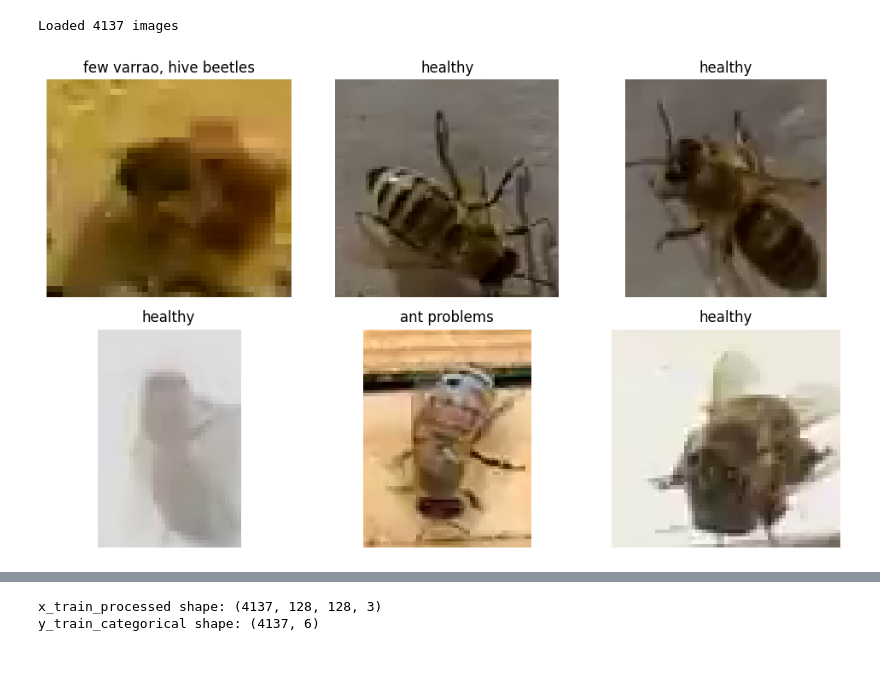
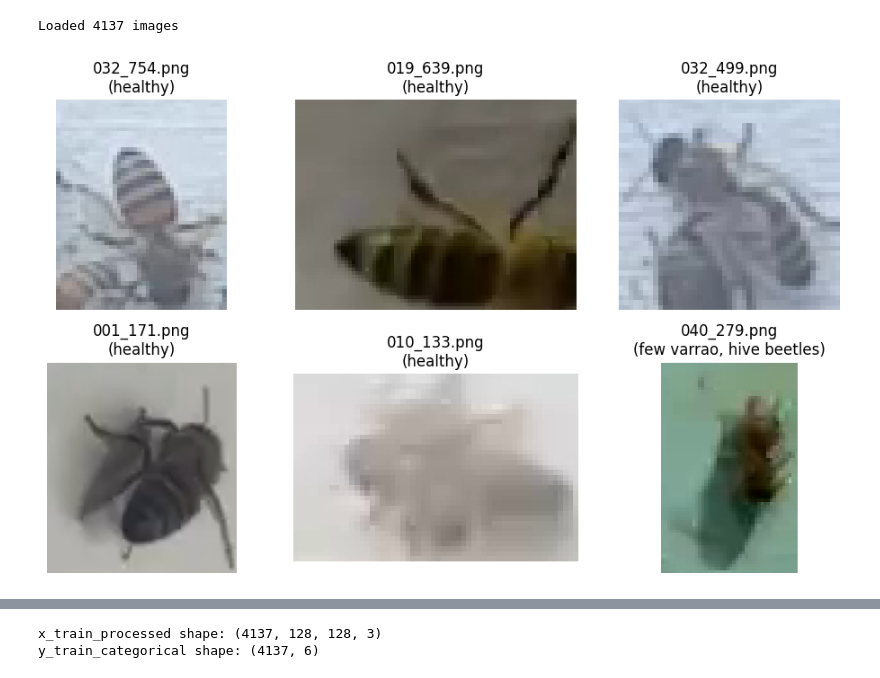
Before and after one commit to MarioP03/beeproject-cnn, a Jupyter notebook: models/cnn.ipynb, the cells around one changed output, grey strips where cells are left out. Saved outputs shown, nothing was run; the diff lists cells and outputs as text; code cells hidden in the pictures.

```diff
--- a/models/cnn.ipynb
+++ b/models/cnn.ipynb
@@ -139,31 +138,42 @@ What this means for performance:
 # %%
 # Function to load an image from the bee_imgs folder
 def load_image(filename):
-    img_path = os.path.join("../bee_imgs", filename)
-    return np.array(Image.open(img_path))
+    img_path = os.path.join("../bee_imgs", filename) # join directory name with filename
+    return np.array(Image.open(img_path)) # return Image pixel data as numpy array
 
 # Load all images from the training set as a list
-x_train_images = [load_image(x_train.iloc[i, 0]) for i in range(len(x_train))]
+## x_train_images will contain numpy arrays [[np_array_1, np_array_2], ...]
+x_train_images = []
+for i in range(len(x_train)):
+    x_train_images.append(load_image(x_train.iloc[i, 0])) # get filename: 0-th column, i-th row
 print(f"Loaded {len(x_train_images)} images")
 # %% [output]
 Loaded 4137 images
 # %%
 # Defined class names for reference
 ## It was here
 class_names = ["Varroa, Small Hive Beetles", "ant problems", "few varrao, hive beetles",
 "healthy", "hive being robbed", "missing queen"]
 
-# Plot a 2x3 grid of random images from the dataset along with their labels
-plt.figure(figsize=(10, 6))
+# Plot a 2x3 grid of random images from the dataset along with their labels, 6 images
+plt.figure(figsize=(10, 6)) # 10 inches width, 6 inches height
 for i in range(6):
-    index = np.random.randint(0, len(x_train_images))
-    plt.subplot(2, 3, i + 1)
-    plt.imshow(x_train_images[index])
-    plt.title(y_train.iloc[index])
+    index = np.random.randint(0, len(x_train_images)) # random row number between 0 and # of all images
+    plt.subplot(2, 3, i + 1) # 2 rows, 3 columns subplot, with image at position i+1
+    plt.imshow(x_train_images[index]) # display image at that index
+
+    filename = x_train.iloc[index, 0]  # Get filename from the first column
+    label = y_train.iloc[index] # Get health label
+
+    plt.title(f"{filename}\n({label})")  # Show filename and label
+    # Here I use .iloc instead of .loc, because at the train_test_split part, the function split the data in a random fashion, which means that indexes got jumbled up. Here if I choose the image in index place, I must also choose the health status in index space, which I can find with iloc
+    ## Since y_train is a pandas Series since splitting
+
     plt.axis("off")
-plt.tight_layout()
+
+plt.tight_layout() # Adjust spacing
 plt.show()
 # %% [output]
-[figure, old version]
+[figure, new version]
 # %%
 # 1. Preprocess images
```
Also changed, not shown: parts of 3 cells of this notebook, 1 other file.
